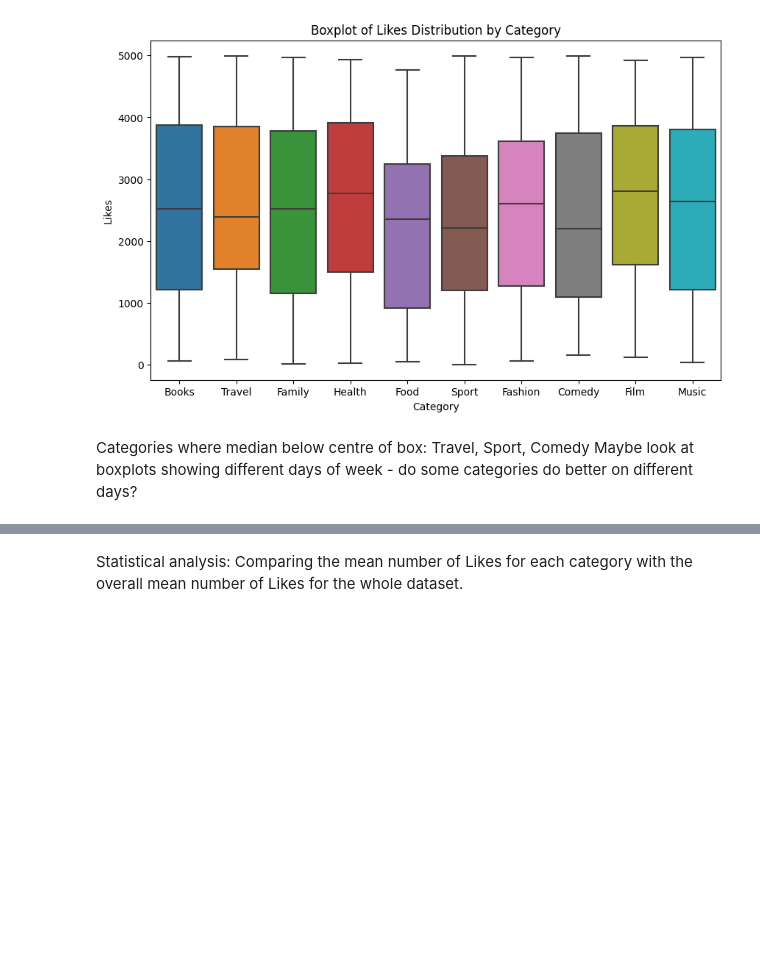
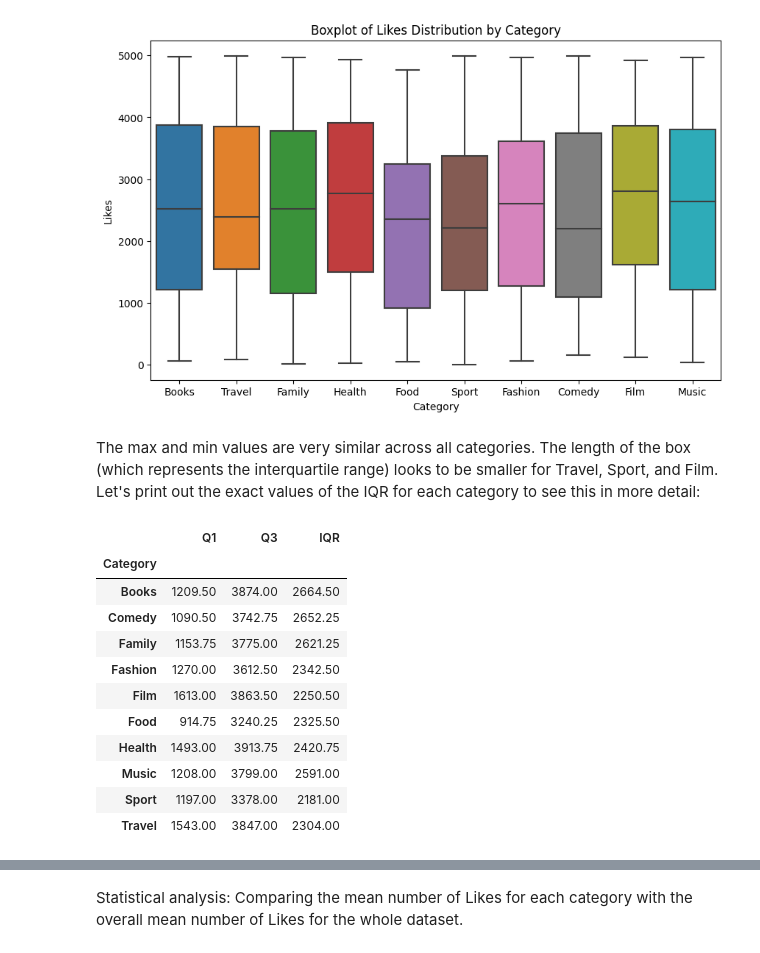
Before and after one commit to hakonem/SoMe-analysis, a Jupyter notebook: clean-and-analyse-some-data.ipynb, the cells around one changed output, grey strips where cells are left out. Drawn from its saved outputs; the diff is of its cells as text; code cells hidden in the pictures; blank space fills up the shorter version.

```diff
--- a/clean-and-analyse-some-data.ipynb
+++ b/clean-and-analyse-some-data.ipynb
@@ -203,6 +210,32 @@ plt.grid(False)
 plt.show()
 # %% [output]
 [figure]
-# %% [markdown]
-Categories where median below centre of box: Travel, Sport, Comedy
-Maybe look at boxplots showing different days of week - do some categories do better on different days?
+# %% [markdown]
+The max and min values are very similar across all categories. The length of the box (which represents the interquartile range) looks to be smaller for Travel, Sport, and Film. Let's print out the exact values of the IQR for each category to see this in more detail:
+# %%
+# Calculate Q1 (25th percentile)
+q1 = df.groupby('Category')['Likes'].quantile(0.25)
+
+# Calculate Q3 (75th percentile)
+q3 = df.groupby('Category')['Likes'].quantile(0.75)
+
+# Combine Q1 and Q3 into a single dataframe for better readability
+iqr_df = pd.DataFrame({'Q1': q1, 'Q3': q3})
+
+# Calculate IQR
+iqr_df['IQR'] = iqr_df['Q3'] - iqr_df['Q1']
+
+iqr_df
+# %% [output]
+|  | Q1 | Q3 | IQR |
+| Category |  |  |  |
+| Books | 1209.50 | 3874.00 | 2664.50 |
+| Comedy | 1090.50 | 3742.75 | 2652.25 |
+| Family | 1153.75 | 3775.00 | 2621.25 |
+| Fashion | 1270.00 | 3612.50 | 2342.50 |
+| Film | 1613.00 | 3863.50 | 2250.50 |
+| Food | 914.75 | 3240.25 | 2325.50 |
+| Health | 1493.00 | 3913.75 | 2420.75 |
+| Music | 1208.00 | 3799.00 | 2591.00 |
+| Sport | 1197.00 | 3378.00 | 2181.00 |
+| Travel | 1543.00 | 3847.00 | 2304.00 |
```
Also changed, not shown: parts of 17 cells of this notebook.
